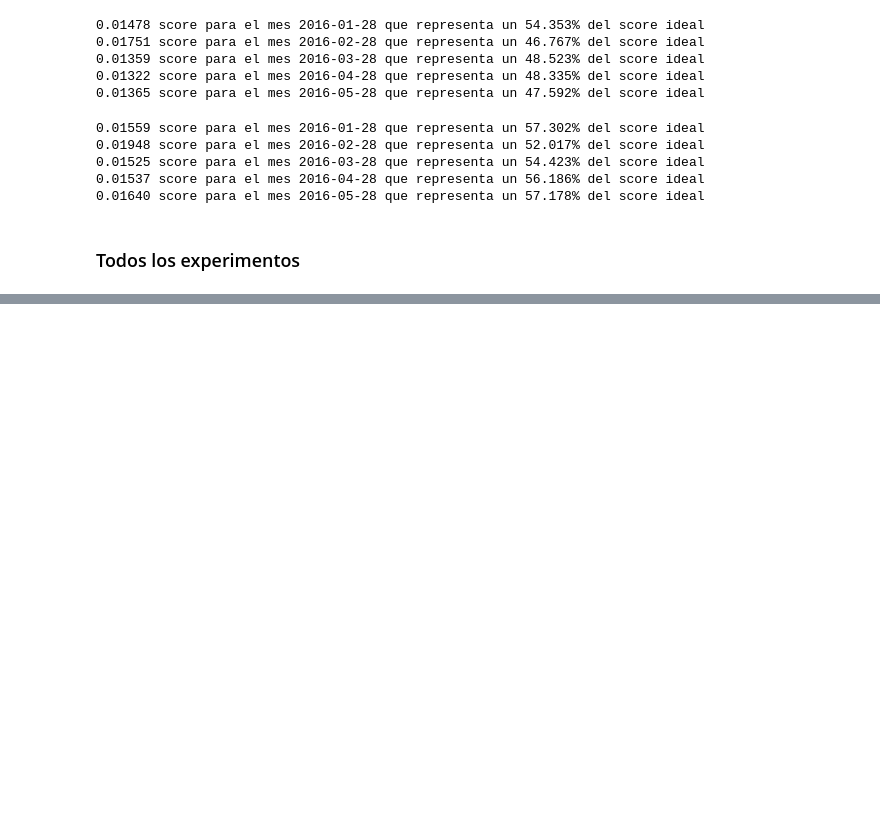
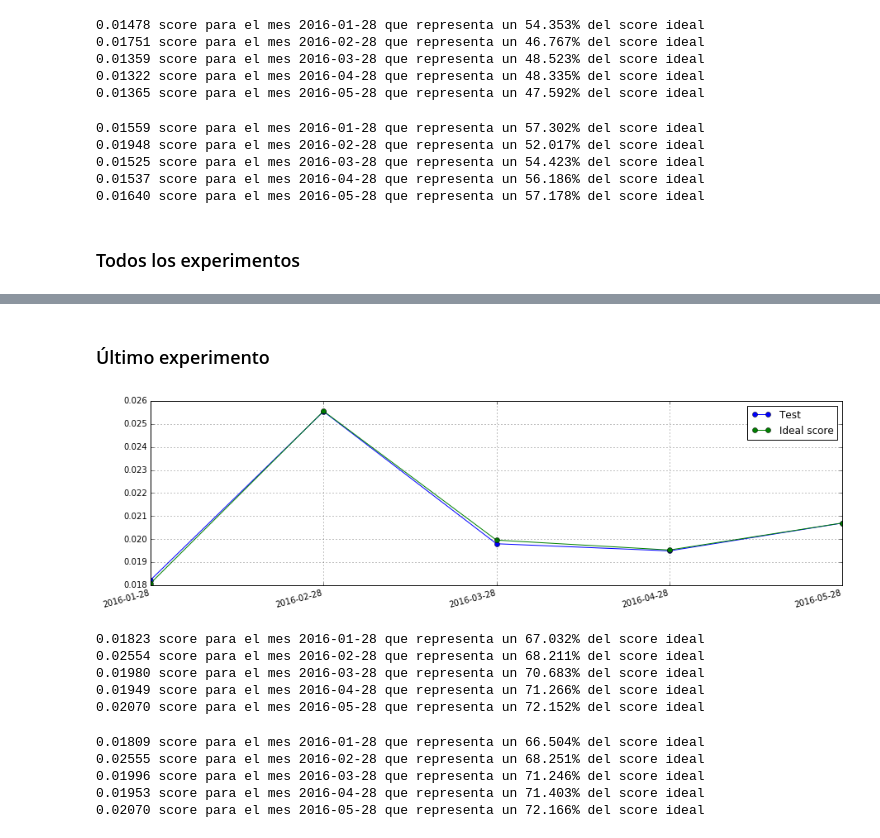
Before and after one commit to sergioml/degree_project, a Jupyter notebook: results.ipynb, the cells around one changed output, grey strips where cells are left out. Saved outputs shown, nothing was run; the diff lists cells and outputs as text; code cells hidden in the pictures; blank space fills up the shorter version.

Commit message:
últimos arreglos

```diff
--- a/results.ipynb
+++ b/results.ipynb
@@ -415,0 +417,38 @@ plt.grid()
+# %% [markdown]
+### Último experimento
+# %%
+exp9 = pd.read_csv('scripts/results/PREV_PRODS_RF_PURCHASERS_FIRST.csv')
+exp9_v2 = pd.read_csv('scripts/results/PREV_PRODS_RF_PURCHASERS.csv')
+# %%
+score_exp9 = exp9.loc[:, 'score'].values
+score_exp9_v2 = exp9_v2.loc[:, 'score'].values
+# %%
+plt.figure(figsize=(15, 4))
+plt.plot(score_exp9, '-o', score_exp9_v2, '-o')
+plt.xticks(range(len(dates)), dates, rotation=15, ha='right')
+plt.legend(['Test', 'Ideal score'])
+plt.grid()
+# %% [output]
+[figure, added]
+# %%
+for i, score in enumerate(score_exp9):
+    ideal = ideal_scores[i]
+    date = dates[i]
+    print("{:.5f} score para el mes {} que representa un {:.3f}% del score ideal".format(score, date, score*100/ideal))
+# %% [output]
+0.01823 score para el mes 2016-01-28 que representa un 67.032% del score ideal
+0.02554 score para el mes 2016-02-28 que representa un 68.211% del score ideal
+0.01980 score para el mes 2016-03-28 que representa un 70.683% del score ideal
+0.01949 score para el mes 2016-04-28 que representa un 71.266% del score ideal
+0.02070 score para el mes 2016-05-28 que representa un 72.152% del score ideal
+# %%
+for i, score in enumerate(score_exp9_v2):
+    ideal = ideal_scores[i]
+    date = dates[i]
+    print("{:.5f} score para el mes {} que representa un {:.3f}% del score ideal".format(score, date, score*100/ideal))
+# %% [output]
+0.01809 score para el mes 2016-01-28 que representa un 66.504% del score ideal
+0.02555 score para el mes 2016-02-28 que representa un 68.251% del score ideal
+0.01996 score para el mes 2016-03-28 que representa un 71.246% del score ideal
+0.01953 score para el mes 2016-04-28 que representa un 71.403% del score ideal
+0.02070 score para el mes 2016-05-28 que representa un 72.166% del score ideal
```
Also changed, not shown: parts of 6 cells of this notebook, 2 other files.
